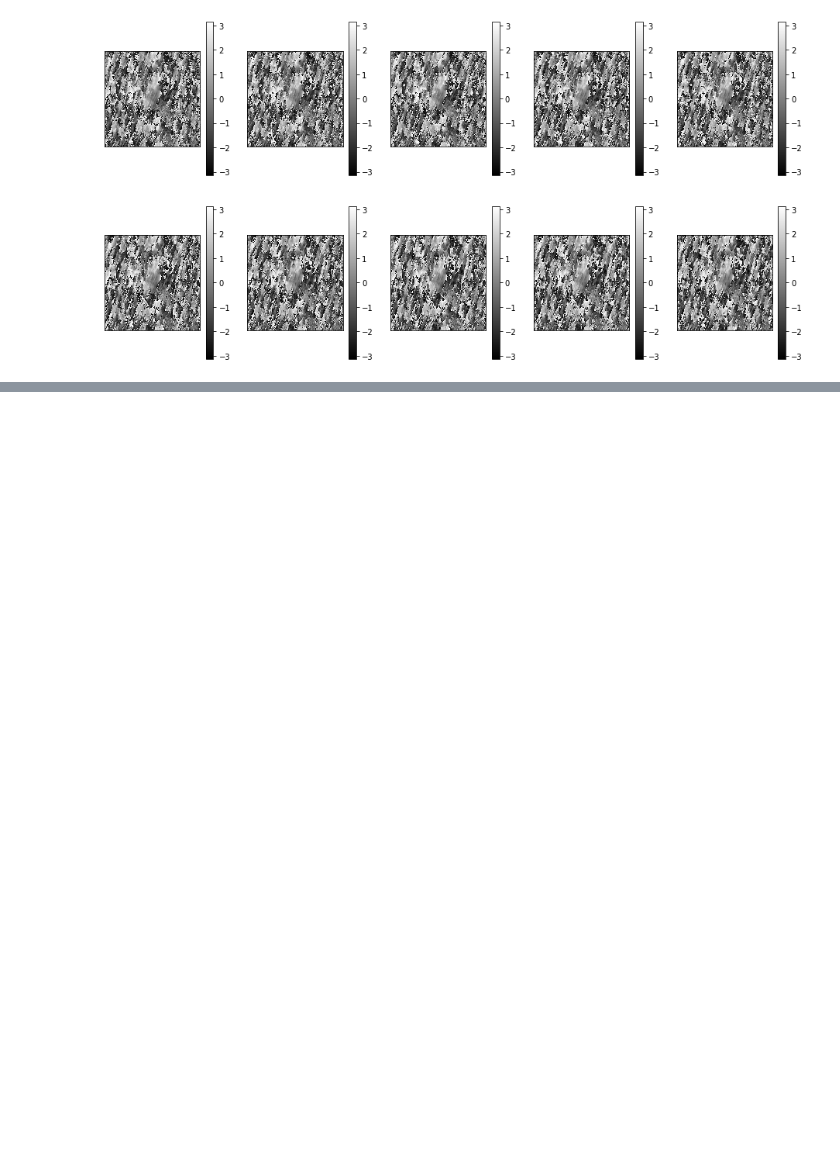
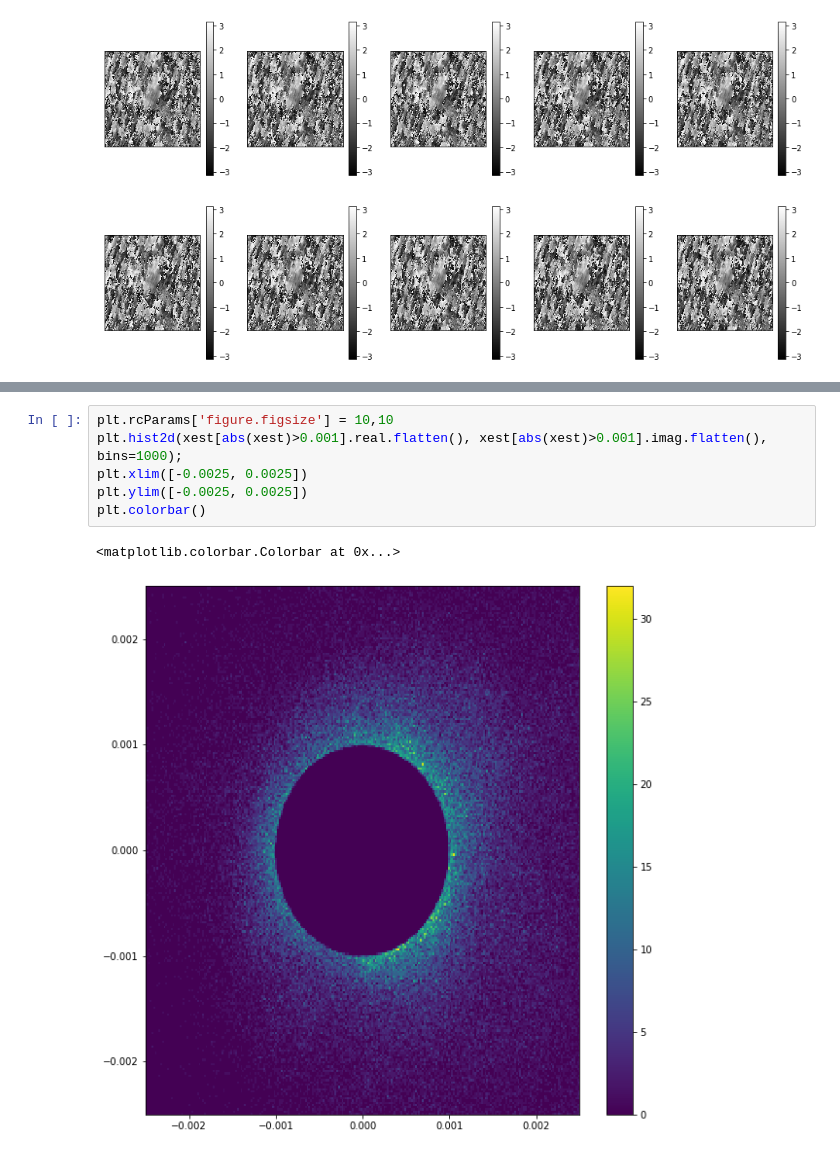
Before and after one commit to kvarun95/cshg, a Jupyter notebook: src/recon_ex.ipynb, the cells around one changed output, grey strips where cells are left out. Cells and saved outputs as stored; diff of their text form; blank space fills up the shorter version.

```diff
--- a/src/recon_ex.ipynb
+++ b/src/recon_ex.ipynb
@@ -139,0 +166,9 @@ for i in range(xest.shape[2]):
+# %%
+plt.rcParams['figure.figsize'] = 10,10
+plt.hist2d(xest[abs(xest)>0.001].real.flatten(), xest[abs(xest)>0.001].imag.flatten(), bins=1000);
+plt.xlim([-0.0025, 0.0025])
+plt.ylim([-0.0025, 0.0025])
+plt.colorbar()
+# %% [output]
+<matplotlib.colorbar.Colorbar at 0x...>
+[figure, added]
```
Also changed, not shown: parts of 7 cells of this notebook, 3 other files.
